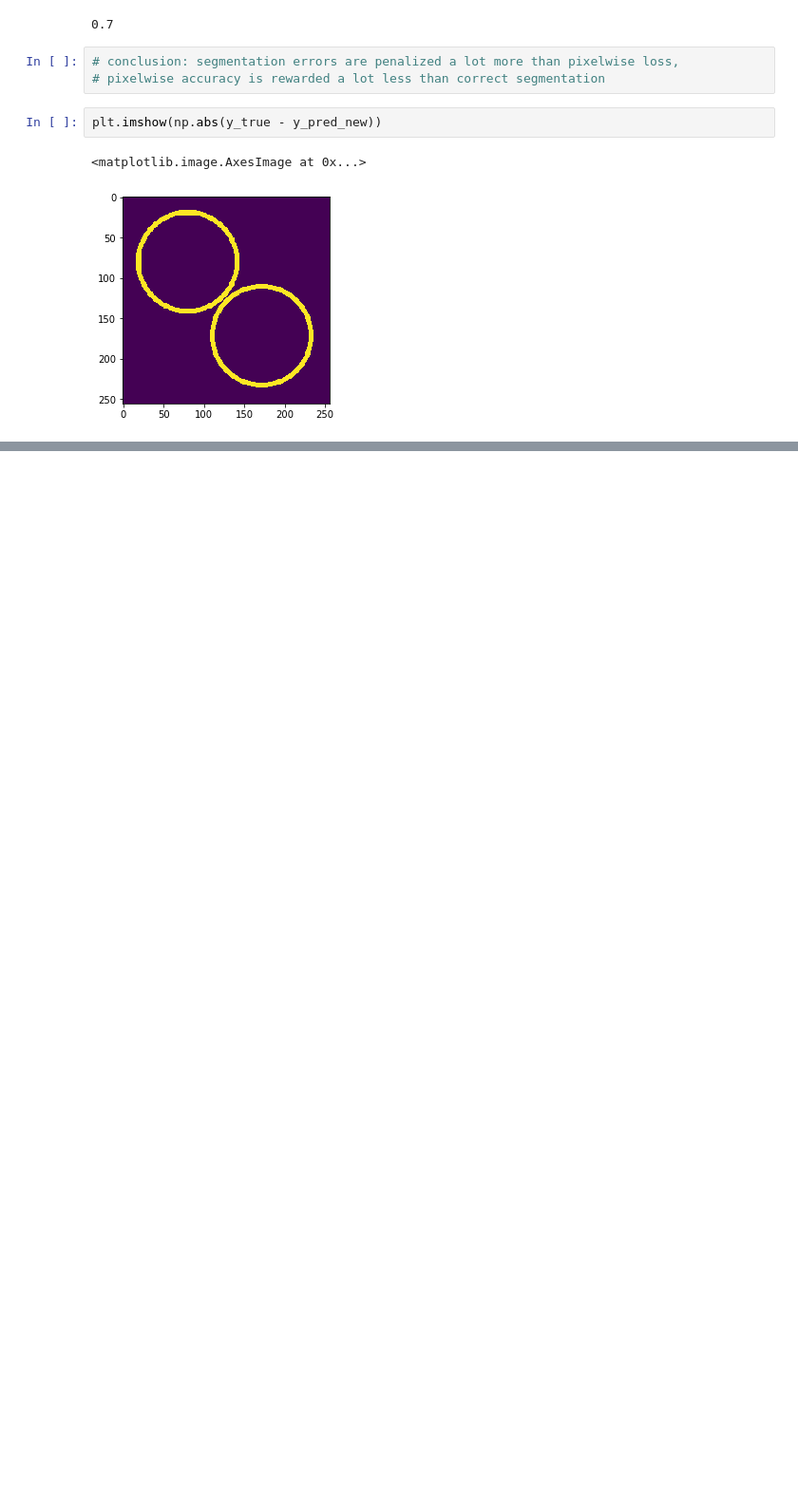
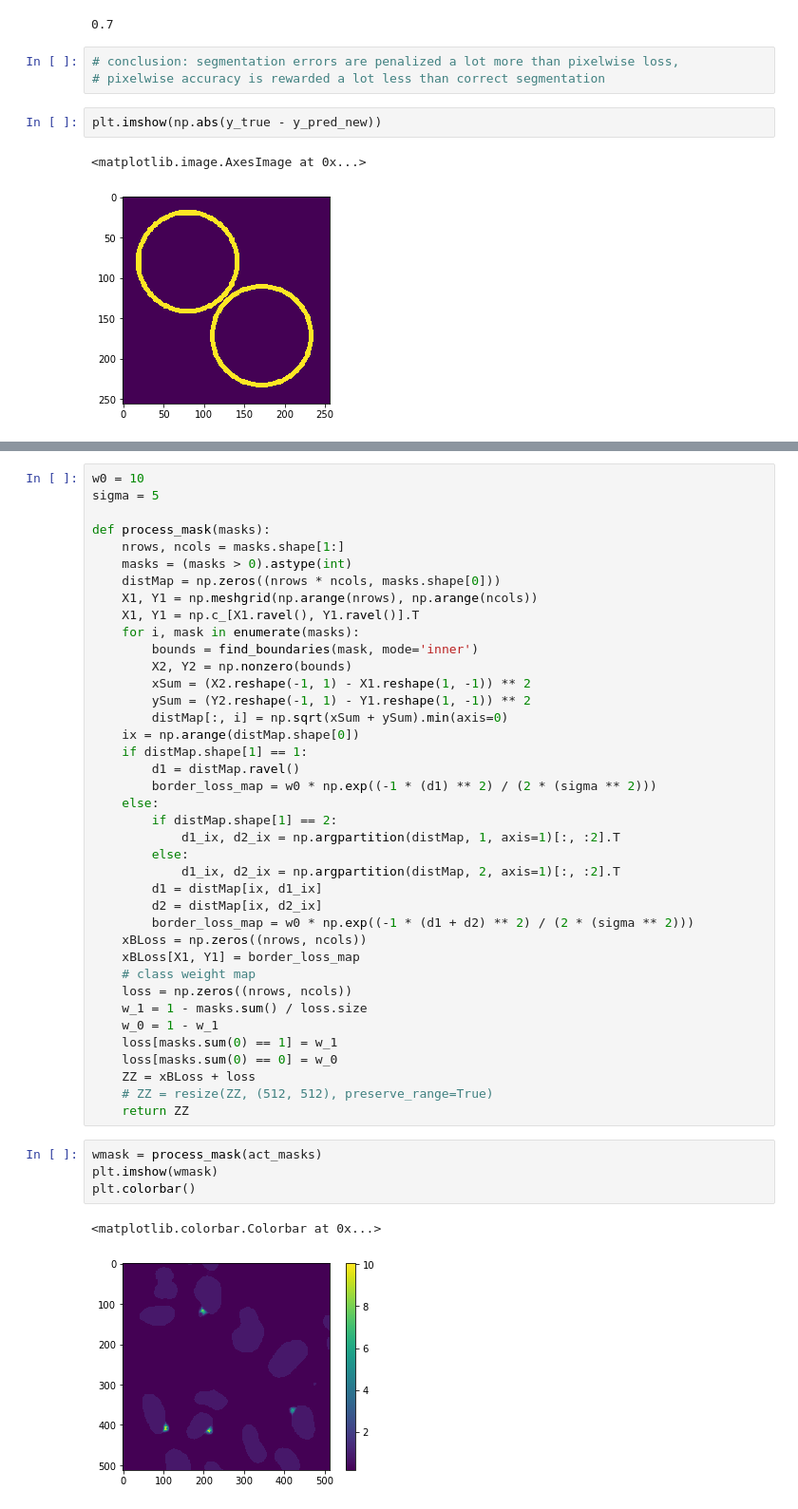
Before and after one commit to jaidevd/jaidevd.github.io, a Jupyter notebook: blog/posts/weighted-loss-functions-for-instance-segmentation.ipynb, the cells around one changed output, grey strips where cells are left out. Shown at 95% size. Cells and saved outputs as stored; diff of their text form; blank space fills up the shorter version.

```diff
--- a/blog/posts/weighted-loss-functions-for-instance-segmentation.ipynb
+++ b/blog/posts/weighted-loss-functions-for-instance-segmentation.ipynb
@@ -125,0 +349,46 @@ plt.imshow(np.abs(y_true - y_pred_new))
+# %%
+w0 = 10
+sigma = 5
+
+def process_mask(masks):
+    nrows, ncols = masks.shape[1:]
+    masks = (masks > 0).astype(int)
+    distMap = np.zeros((nrows * ncols, masks.shape[0]))
+    X1, Y1 = np.meshgrid(np.arange(nrows), np.arange(ncols))
+    X1, Y1 = np.c_[X1.ravel(), Y1.ravel()].T
+    for i, mask in enumerate(masks):
+        bounds = find_boundaries(mask, mode='inner')
+        X2, Y2 = np.nonzero(bounds)
+        xSum = (X2.reshape(-1, 1) - X1.reshape(1, -1)) ** 2
+        ySum = (Y2.reshape(-1, 1) - Y1.reshape(1, -1)) ** 2
+        distMap[:, i] = np.sqrt(xSum + ySum).min(axis=0)
+    ix = np.arange(distMap.shape[0])
+    if distMap.shape[1] == 1:
+        d1 = distMap.ravel()
+        border_loss_map = w0 * np.exp((-1 * (d1) ** 2) / (2 * (sigma ** 2)))
+    else:
+        if distMap.shape[1] == 2:
+            d1_ix, d2_ix = np.argpartition(distMap, 1, axis=1)[:, :2].T
+        else:
+            d1_ix, d2_ix = np.argpartition(distMap, 2, axis=1)[:, :2].T
+        d1 = distMap[ix, d1_ix]
+        d2 = distMap[ix, d2_ix]
+        border_loss_map = w0 * np.exp((-1 * (d1 + d2) ** 2) / (2 * (sigma ** 2)))
+    xBLoss = np.zeros((nrows, ncols))
+    xBLoss[X1, Y1] = border_loss_map
+    # class weight map
+    loss = np.zeros((nrows, ncols))
+    w_1 = 1 - masks.sum() / loss.size
+    w_0 = 1 - w_1
+    loss[masks.sum(0) == 1] = w_1
+    loss[masks.sum(0) == 0] = w_0
+    ZZ = xBLoss + loss
+    # ZZ = resize(ZZ, (512, 512), preserve_range=True)
+    return ZZ
+# %%
+wmask = process_mask(act_masks)
+plt.imshow(wmask)
+plt.colorbar()
+# %% [output]
+<matplotlib.colorbar.Colorbar at 0x...>
+[figure, added]
```
Also changed, not shown: parts of 45 cells of this notebook, 3 other files.
